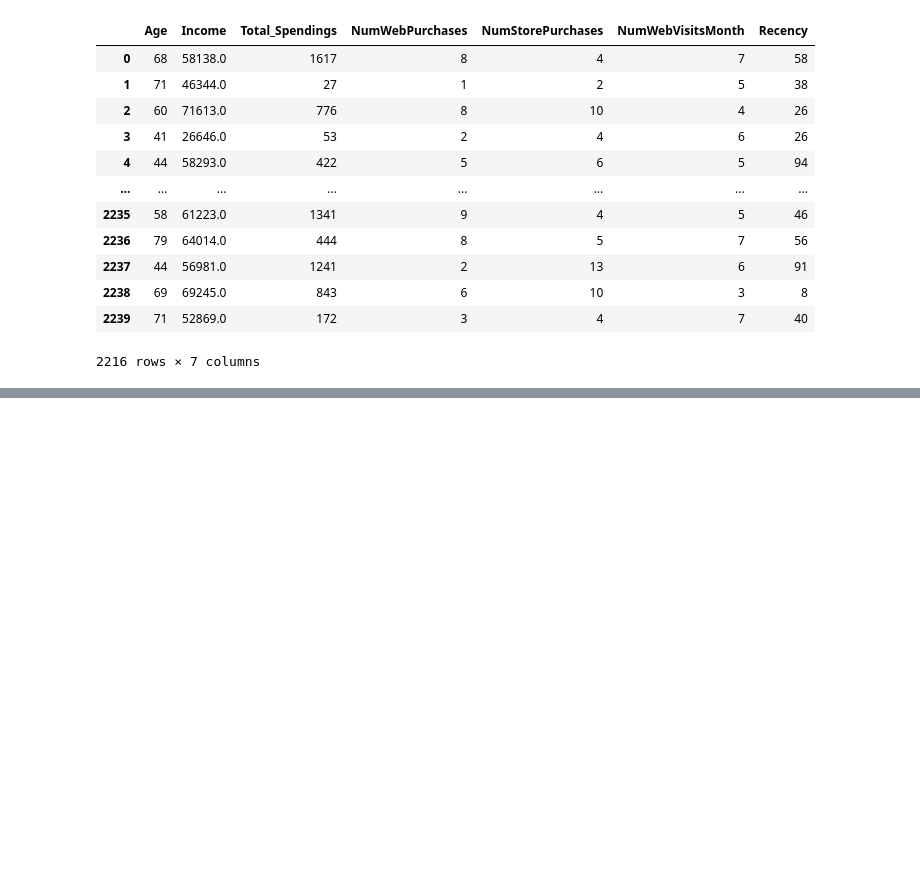
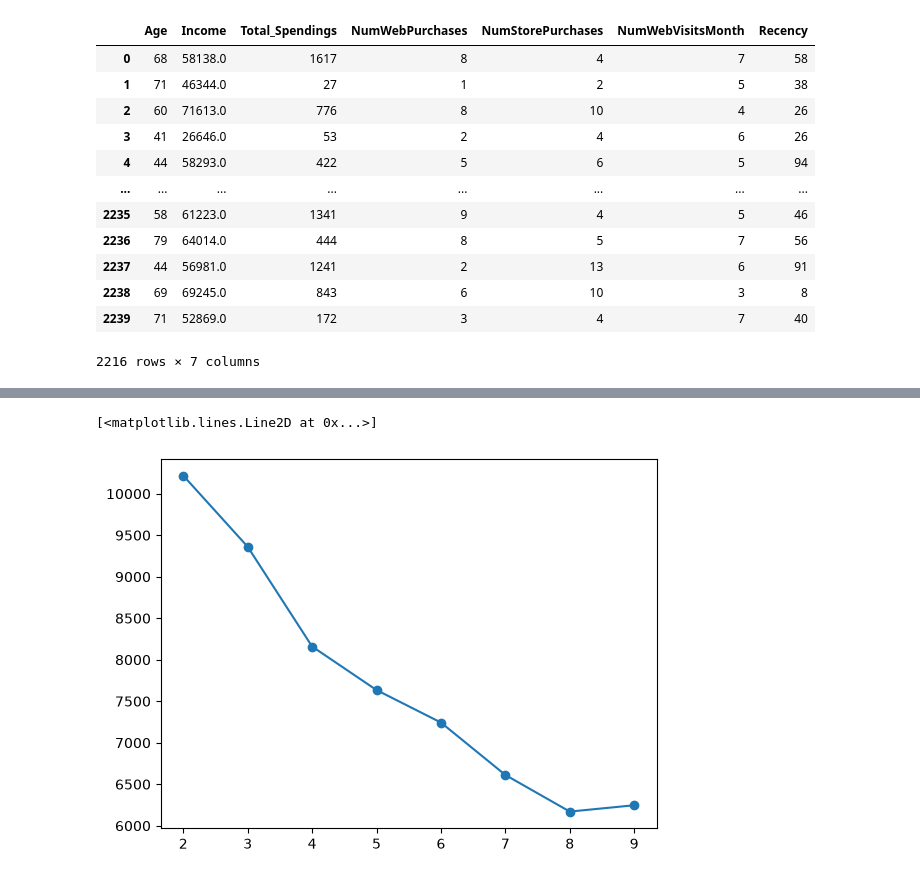
Before and after one commit to basharat68-jutt/Customer-Segmentation-Deployed-Project, a Jupyter notebook: Analysis_Model.ipynb, the cells around one changed output, grey strips where cells are left out. Cells and saved outputs as stored; diff of their text form; code cells hidden in the pictures; blank space fills up the shorter version.

```diff
--- a/Analysis_Model.ipynb
+++ b/Analysis_Model.ipynb
@@ -300,4 +295,13 @@ from sklearn.preprocessing import StandardScaler
 
 scaler = StandardScaler()
 
-x_scaled = scaler.fit(x)
+x_scaled = scaler.fit_transform(x)
+# %%
+from sklearn.cluster import KMeans
+
+wcss = []
+
+for i in range(2,10):
+    kmeans = KMeans(n_clusters=i)
+    kmeans.fit(x_scaled)
+    wcss.append(kmeans.inertia_)
@@ -303,0 +319,5 @@ x_scaled = scaler.fit(x)
+# %%
+plt.plot(range(2,10),wcss,marker='o')
+# %% [output]
+[<matplotlib.lines.Line2D at 0x...>]
+[figure, added]
```
Also changed, not shown: parts of 12 cells of this notebook, 2 other files.
